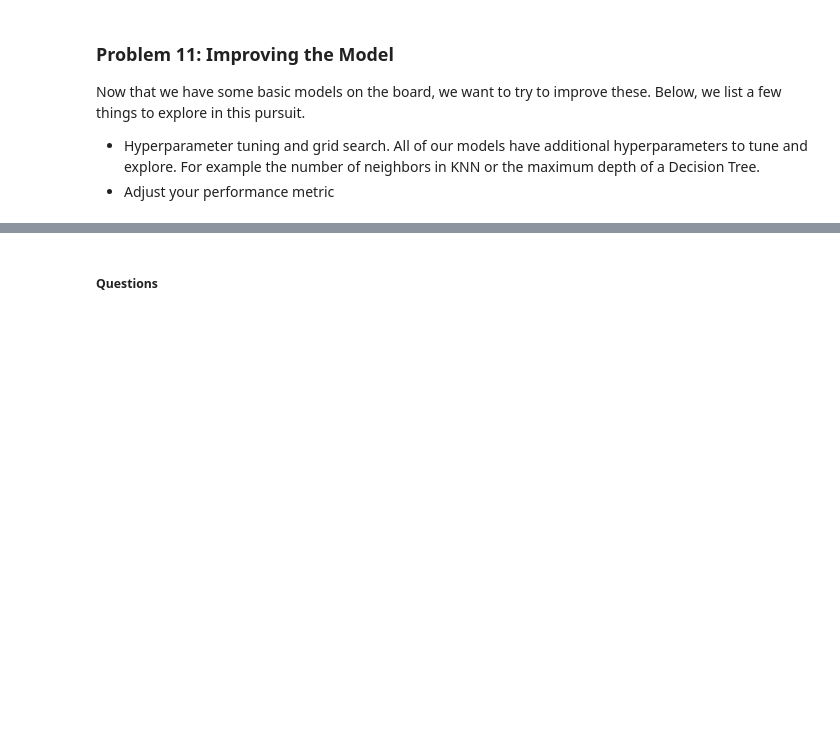
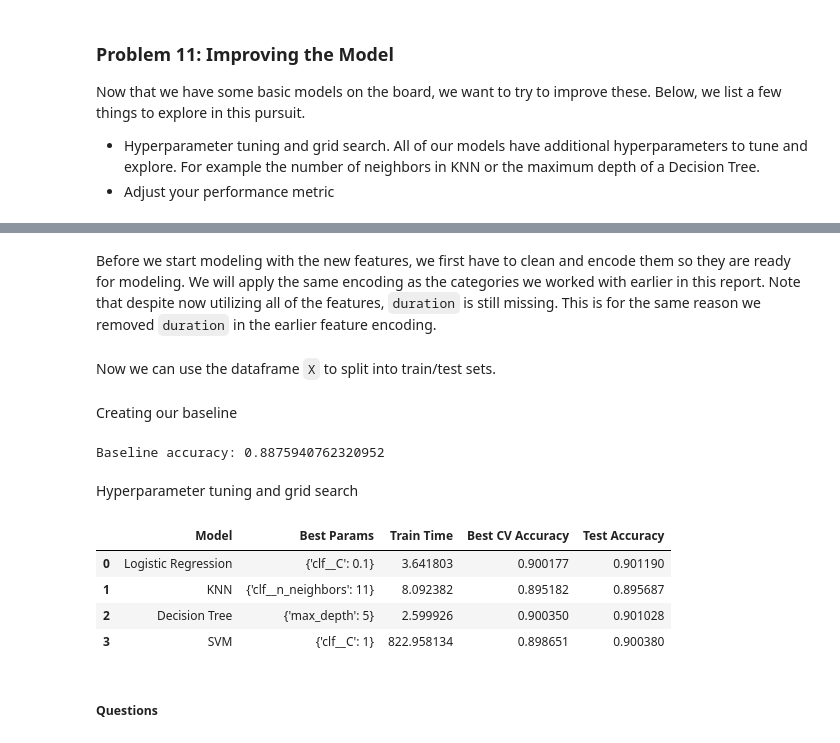
Before and after one commit to vipphan/practical-application-3, a Jupyter notebook: prompt_III.ipynb, the cells around one changed output, grey strips where cells are left out. Drawn from its saved outputs; the diff is of its cells as text; code cells hidden in the pictures; blank space fills up the shorter version.

```diff
--- a/prompt_III.ipynb
+++ b/prompt_III.ipynb
@@ -196,0 +313,2 @@ Now that we have some basic models on the board, we want to try to improve these
+# %% [markdown]
+Before we start modeling with the new features, we first have to clean and encode them so they are ready for modeling. We will apply the same encoding as the categories we worked with earlier in this report. Note that despite now utilizing all of the features, `duration` is still missing. This is for the same reason we removed `duration` in the earlier feature encoding.
@@ -197,2 +339,61 @@ Now that we have some basic models on the board, we want to try to improve these
+# %% [markdown]
+Now we can use the dataframe `X` to split into train/test sets.
+# %%
+X_train, X_test, y_train, y_test = train_test_split(X, y, test_size=0.3, random_state=42)
+# %% [markdown]
+Creating our baseline
+# %%
+baseline = DummyClassifier(strategy='most_frequent')
+baseline.fit(X_train, y_train)
+baseline_accuracy = baseline.score(X_test, y_test)
+print("Baseline accuracy:", baseline_accuracy)
+# %% [output]
+Baseline accuracy: 0.8875940762320952
+# %% [markdown]
+Hyperparameter tuning and grid search
+# %%
+param_grids = {
+    'Logistic Regression': (
+        Pipeline([('scaler', StandardScaler()), ('clf', LogisticRegression(max_iter=1000, random_state=42))]),
+        {'clf__C': [0.01, 0.1, 1, 10]}
+    ),
+    'KNN': (
+        Pipeline([('scaler', StandardScaler()), ('clf', KNeighborsClassifier())]),
+        {'clf__n_neighbors': [3, 5, 7, 9, 11]}
+    ),
+    'Decision Tree': (
+        DecisionTreeClassifier(random_state=42),
+        {'max_depth': [3, 5, 10, None]}
+    ),
+    'SVM': (
+        Pipeline([('scaler', StandardScaler()), ('clf', SVC(random_state=42))]),
+        {'clf__C': [0.1, 1, 10]}
+    )
+}
+
+tuned_results = []
+for name, (model, params) in param_grids.items():
+    start = time.time()
+    grid = GridSearchCV(model, params, scoring='accuracy', cv=5)
+    grid.fit(X_train, y_train)
+    train_time = time.time() - start
+    test_acc = grid.score(X_test, y_test)
+    tuned_results.append({
+        'Model': name,
+        'Best Params': grid.best_params_,
+        'Train Time': train_time,
+        'Best CV Accuracy': grid.best_score_,
+        'Test Accuracy': test_acc
+    })
+# %%
+tuned_results_df = pd.DataFrame(tuned_results)
+
+tuned_results_df
+# %% [output]
+|  | Model | Best Params | Train Time | Best CV Accuracy | Test Accuracy |
+| 0 | Logistic Regression | {'clf__C': 0.1} | 3.641803 | 0.900177 | 0.901190 |
+| 1 | KNN | {'clf__n_neighbors': 11} | 8.092382 | 0.895182 | 0.895687 |
+| 2 | Decision Tree | {'max_depth': 5} | 2.599926 | 0.900350 | 0.901028 |
+| 3 | SVM | {'clf__C': 1} | 822.958134 | 0.898651 | 0.900380 |
 # %% [markdown]
 ##### Questions
```
Also changed, not shown: parts of 12 cells of this notebook.
